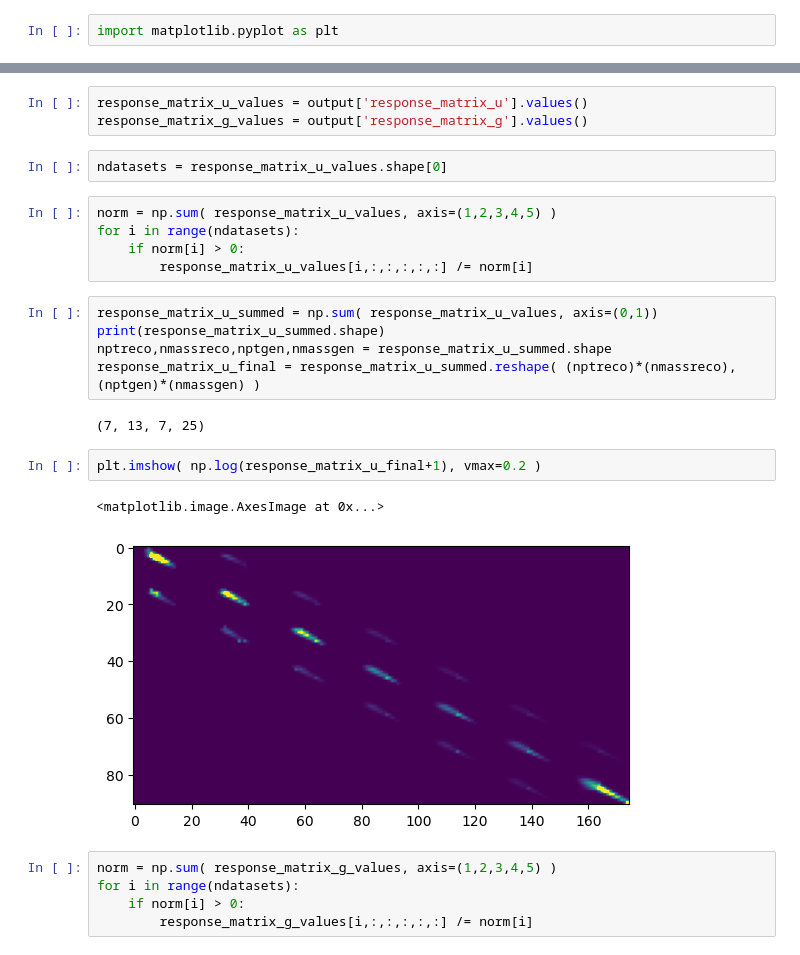
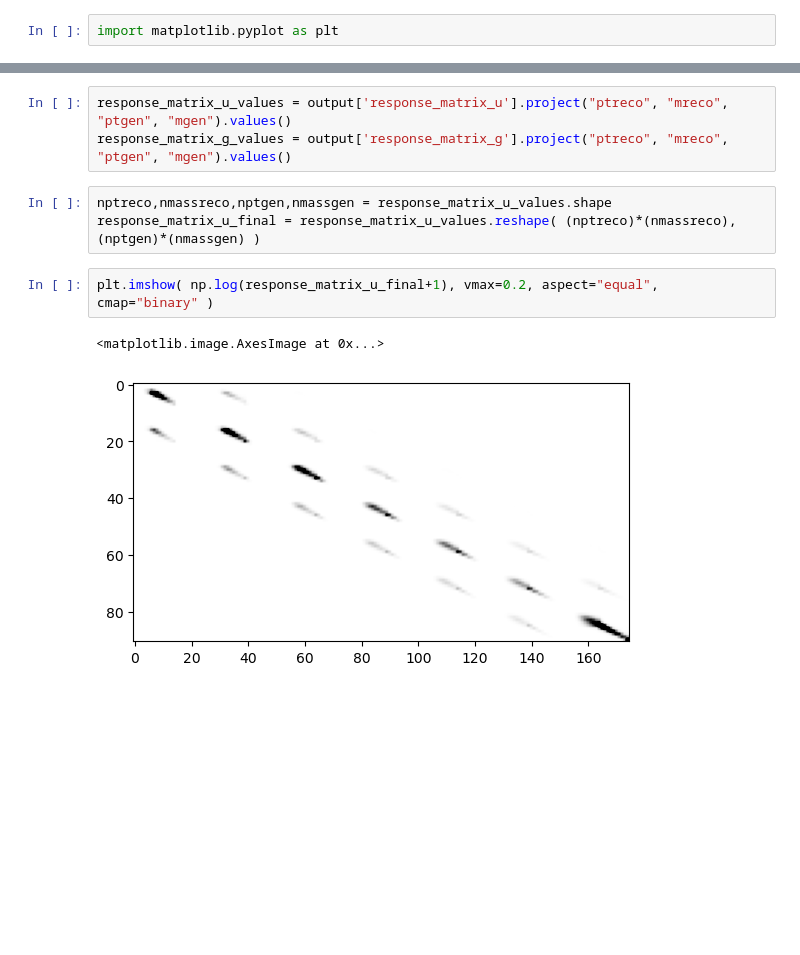
Before and after one commit to rappoccio/QJetMassUproot, a Jupyter notebook: response_maker_nanov9.ipynb, the cells around one changed output, grey strips where cells are left out. Drawn from its saved outputs; the diff is of its cells as text; blank space fills up the shorter version.

```diff
--- a/response_maker_nanov9.ipynb
+++ b/response_maker_nanov9.ipynb
@@ -78,27 +92,11 @@ dict_keys(['njet_gen', 'njet_reco', 'ptjet_gen', 'ptjet_reco', 'ptjet_reco_over_
 # %%
-response_matrix_u_values = output['response_matrix_u'].values()
-response_matrix_g_values = output['response_matrix_g'].values()
+response_matrix_u_values = output['response_matrix_u'].project("ptreco", "mreco", "ptgen", "mgen").values()
+response_matrix_g_values = output['response_matrix_g'].project("ptreco", "mreco", "ptgen", "mgen").values()
-# %%
-ndatasets = response_matrix_u_values.shape[0]
-# %%
-norm = np.sum( response_matrix_u_values, axis=(1,2,3,4,5) )
-for i in range(ndatasets):
-    if norm[i] > 0:
-        response_matrix_u_values[i,:,:,:,:,:] /= norm[i]
 # %%
-response_matrix_u_summed = np.sum( response_matrix_u_values, axis=(0,1))
-print(response_matrix_u_summed.shape)
-nptreco,nmassreco,nptgen,nmassgen = response_matrix_u_summed.shape
-response_matrix_u_final = response_matrix_u_summed.reshape( (nptreco)*(nmassreco), (nptgen)*(nmassgen) )
+nptreco,nmassreco,nptgen,nmassgen = response_matrix_u_values.shape
+response_matrix_u_final = response_matrix_u_values.reshape( (nptreco)*(nmassreco), (nptgen)*(nmassgen) )
-# %% [output]
-(7, 13, 7, 25)
 # %%
-plt.imshow( np.log(response_matrix_u_final+1), vmax=0.2 )
+plt.imshow( np.log(response_matrix_u_final+1), vmax=0.2, aspect="equal", cmap="binary" )
 # %% [output]
 <matplotlib.image.AxesImage at 0x...>
-[figure, old version]
+[figure, new version]
-# %%
-norm = np.sum( response_matrix_g_values, axis=(1,2,3,4,5) )
-for i in range(ndatasets):
-    if norm[i] > 0:
-        response_matrix_g_values[i,:,:,:,:,:] /= norm[i]
```
Also changed, not shown: parts of 33 cells of this notebook, 3 other files.
